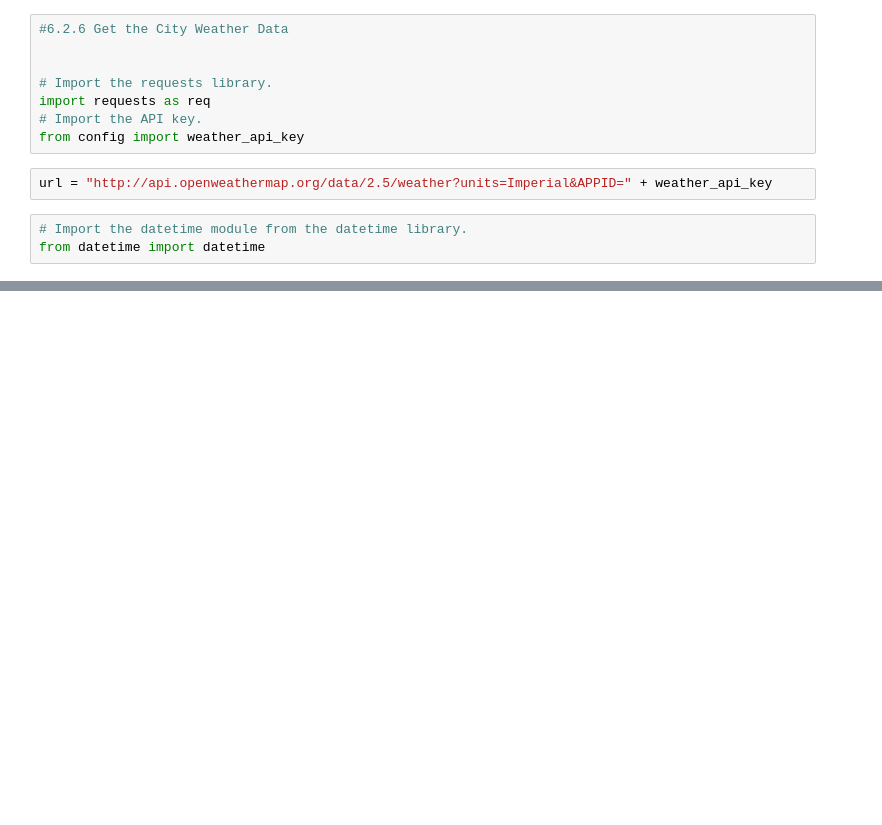
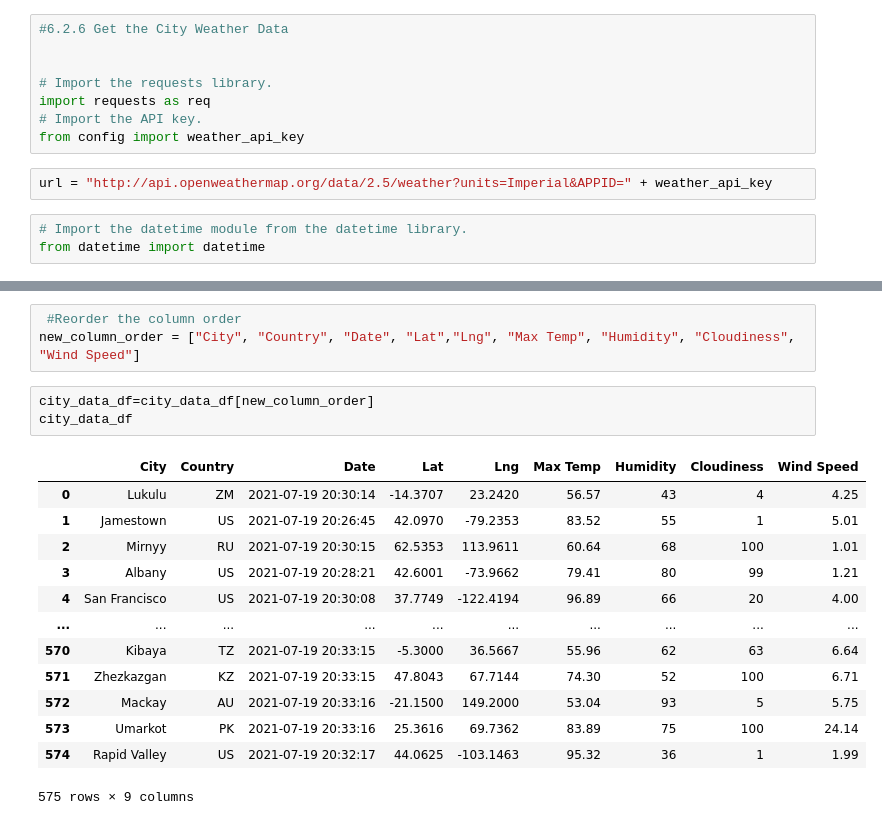
Before and after one commit to TAYLORYINGBHANDARI/World_Weather_Analysis, a Jupyter notebook: WeatherPy.ipynb, the cells around one changed output, grey strips where cells are left out. Saved outputs shown, nothing was run; the diff lists cells and outputs as text; blank space fills up the shorter version.

```diff
--- a/WeatherPy.ipynb
+++ b/WeatherPy.ipynb
@@ -185,0 +174,20 @@ city_data_df.to_csv(output_data_file,index_label="City_ID")
+# %%
+ #Reorder the column order
+new_column_order = ["City", "Country", "Date", "Lat","Lng", "Max Temp", "Humidity", "Cloudiness", "Wind Speed"]
+# %%
+city_data_df=city_data_df[new_column_order]
+city_data_df
+# %% [output]
+|  | City | Country | Date | Lat | Lng | Max Temp | Humidity | Cloudiness | Wind Speed |
+| 0 | Lukulu | ZM | 2021-07-19 20:30:14 | -14.3707 | 23.2420 | 56.57 | 43 | 4 | 4.25 |
+| 1 | Jamestown | US | 2021-07-19 20:26:45 | 42.0970 | -79.2353 | 83.52 | 55 | 1 | 5.01 |
+| 2 | Mirnyy | RU | 2021-07-19 20:30:15 | 62.5353 | 113.9611 | 60.64 | 68 | 100 | 1.01 |
+| 3 | Albany | US | 2021-07-19 20:28:21 | 42.6001 | -73.9662 | 79.41 | 80 | 99 | 1.21 |
+| 4 | San Francisco | US | 2021-07-19 20:30:08 | 37.7749 | -122.4194 | 96.89 | 66 | 20 | 4.00 |
+| ... | ... | ... | ... | ... | ... | ... | ... | ... | ... |
+| 570 | Kibaya | TZ | 2021-07-19 20:33:15 | -5.3000 | 36.5667 | 55.96 | 62 | 63 | 6.64 |
+| 571 | Zhezkazgan | KZ | 2021-07-19 20:33:15 | 47.8043 | 67.7144 | 74.30 | 52 | 100 | 6.71 |
+| 572 | Mackay | AU | 2021-07-19 20:33:16 | -21.1500 | 149.2000 | 53.04 | 93 | 5 | 5.75 |
+| 573 | Umarkot | PK | 2021-07-19 20:33:16 | 25.3616 | 69.7362 | 83.89 | 75 | 100 | 24.14 |
+| 574 | Rapid Valley | US | 2021-07-19 20:32:17 | 44.0625 | -103.1463 | 95.32 | 36 | 1 | 1.99 |
+575 rows × 9 columns
```
Also changed, not shown: parts of 17 cells of this notebook, 5 other files.
